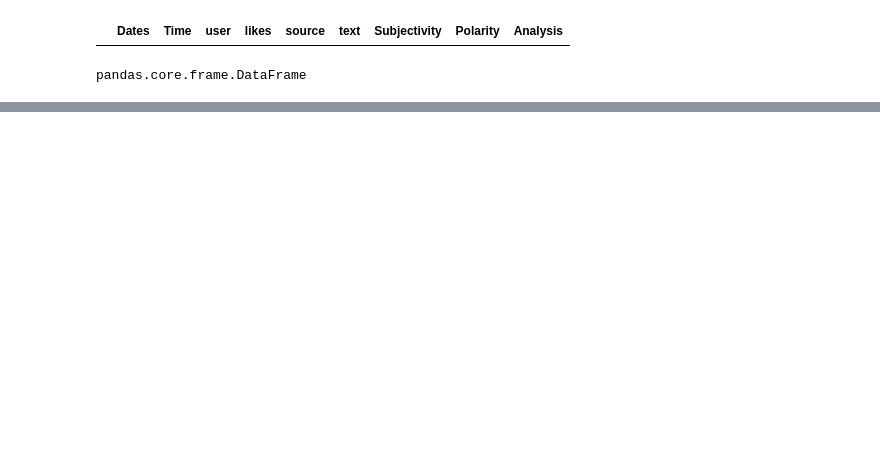
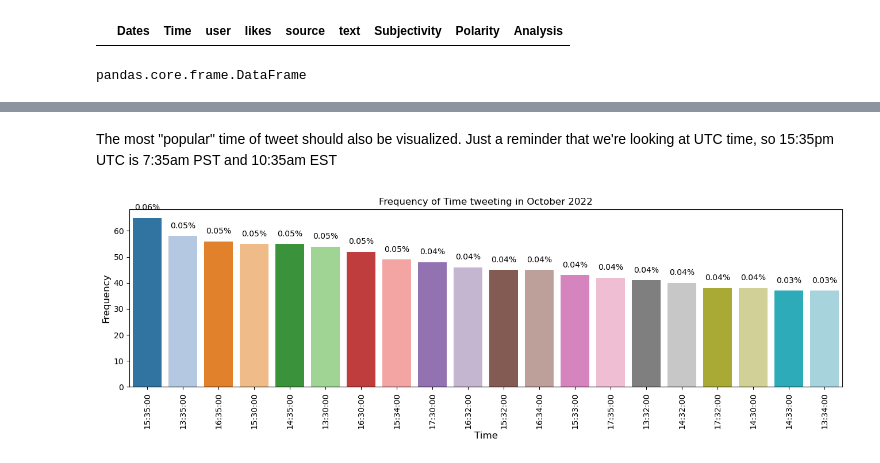
Before and after one commit to parisvu07/Springboard_Data_Science, a Jupyter notebook: Capstone_2_Twitter_Sentiment_Analysis/002_Apple_Sentiment_Analysis_EDA.ipynb, the cells around one changed output, grey strips where cells are left out. Cells and saved outputs as stored; diff of their text form; code cells hidden in the pictures; blank space fills up the shorter version.

```diff
--- a/Capstone_2_Twitter_Sentiment_Analysis/002_Apple_Sentiment_Analysis_EDA.ipynb
+++ b/Capstone_2_Twitter_Sentiment_Analysis/002_Apple_Sentiment_Analysis_EDA.ipynb
@@ -245,0 +326,6 @@ trading_hours_tweets['Analysis'].value_counts().plot(kind='bar')
+# %% [markdown]
+The most "popular" time of tweet should also be visualized. Just a reminder that we're looking at UTC time, so 15:35pm UTC is 7:35am PST and 10:35am EST
+# %%
+plot_frequency_charts(trading_hours_tweets, 'Time', 'Time', 'tab20')
+# %% [output]
+[figure, added]
```
Also changed, not shown: parts of 45 cells of this notebook, 1 other file.
